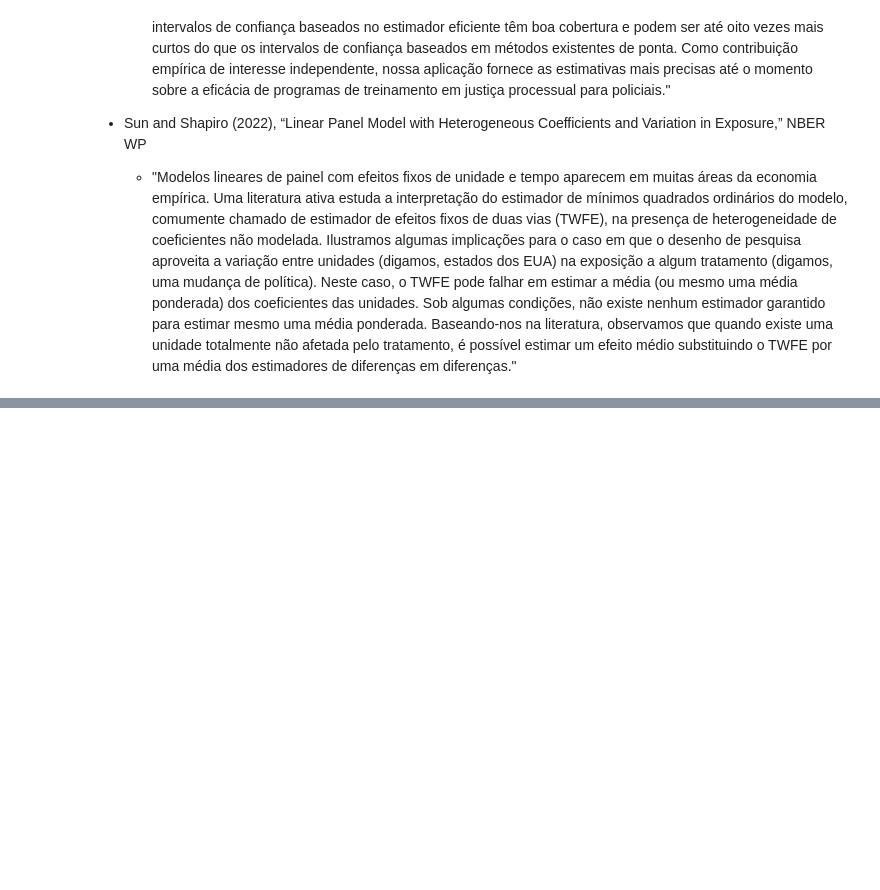
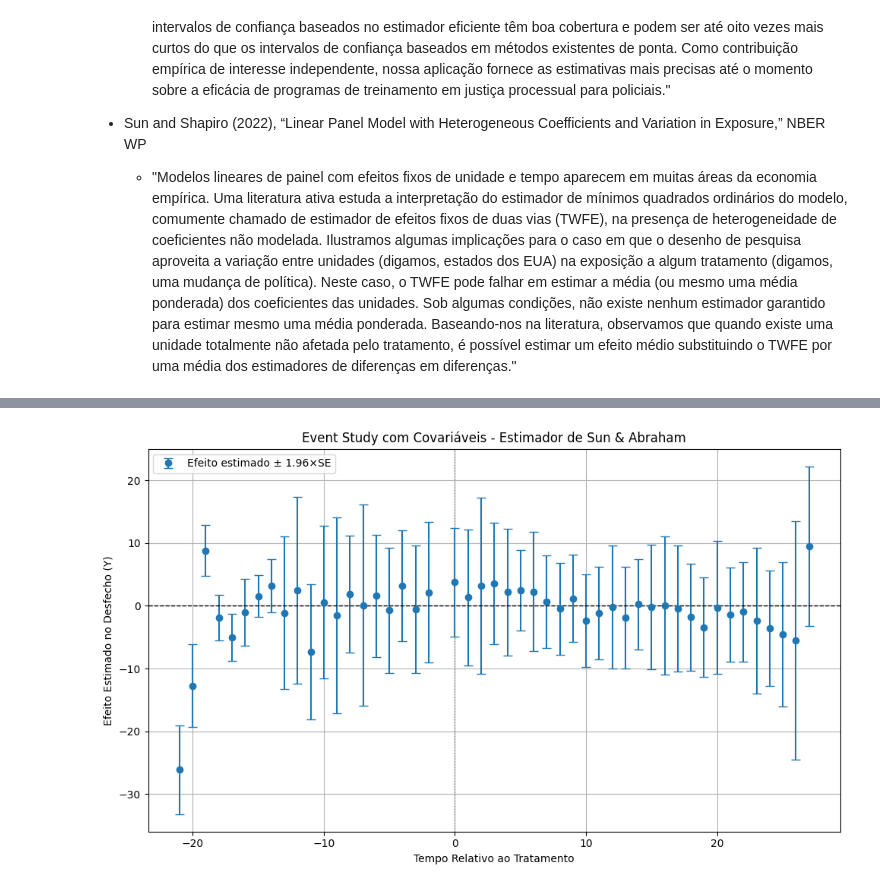
Before and after one commit to Daniel-Uhr/Microeconometrics_Notes, a Jupyter notebook: 09-DD_time_het_treatment.ipynb, the cells around one changed output, grey strips where cells are left out. Cells and saved outputs as stored; diff of their text form; code cells hidden in the pictures; blank space fills up the shorter version.

```diff
--- a/09-DD_time_het_treatment.ipynb
+++ b/09-DD_time_het_treatment.ipynb
@@ -1223,0 +1406,55 @@ plt.show()
+# %%
+# Contar quantas observações temos por interação
+interaction_counts = df_est['interaction'].value_counts().rename_axis('interaction').reset_index(name='weight')
+
+# Juntar com os coeficientes estimados
+interaction_results = interaction_results.merge(interaction_counts, on='interaction', how='left')
+
+# Agregar por tempo relativo
+aggregated = interaction_results.groupby('reltime').apply(
+    lambda g: pd.Series({
+        'avg_effect': np.average(g['coef'], weights=g['weight']),
+        'se_effect': np.sqrt(np.average(g['std_err']**2, weights=g['weight']**2 / g['weight'].sum()**2)),
+        'total_weight': g['weight'].sum()
+    })
+).reset_index()
+
+# Intervalo de confiança 95%
+aggregated['ci_lower'] = aggregated['avg_effect'] - 1.96 * aggregated['se_effect']
+aggregated['ci_upper'] = aggregated['avg_effect'] + 1.96 * aggregated['se_effect']
+# %%
+import matplotlib.pyplot as plt
+
+# Ordenar por reltime
+aggregated = aggregated.sort_values("reltime")
+
+# Criar figura
+plt.figure(figsize=(10, 6))
+
+# Plotar os efeitos e intervalo de confiança
+plt.errorbar(
+    aggregated['reltime'],
+    aggregated['avg_effect'],
+    yerr=1.96 * aggregated['se_effect'],
+    fmt='o',
+    capsize=4,
+    label='Efeito estimado ± 1.96×SE'
+)
+
+# Linha horizontal de referência
+plt.axhline(0, color='black', linestyle='--', linewidth=1)
+# Linha vertical em t=0
+plt.axvline(0, color='gray', linestyle=':', linewidth=1)
+
+# Eixos e título
+plt.title('Event Study com Covariáveis - Estimador de Sun & Abraham')
+plt.xlabel('Tempo Relativo ao Tratamento')
+plt.ylabel('Efeito Estimado no Desfecho (Y)')
+plt.grid(True)
+plt.legend()
+plt.tight_layout()
+
+# Exibir gráfico
+plt.show()
+# %% [output]
+[figure, added]
```
Also changed, not shown: parts of 4 cells of this notebook.
